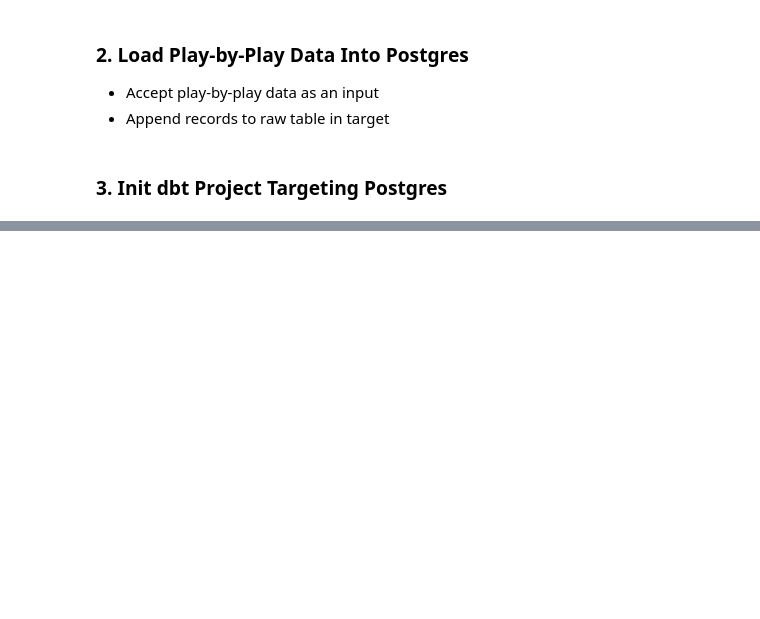
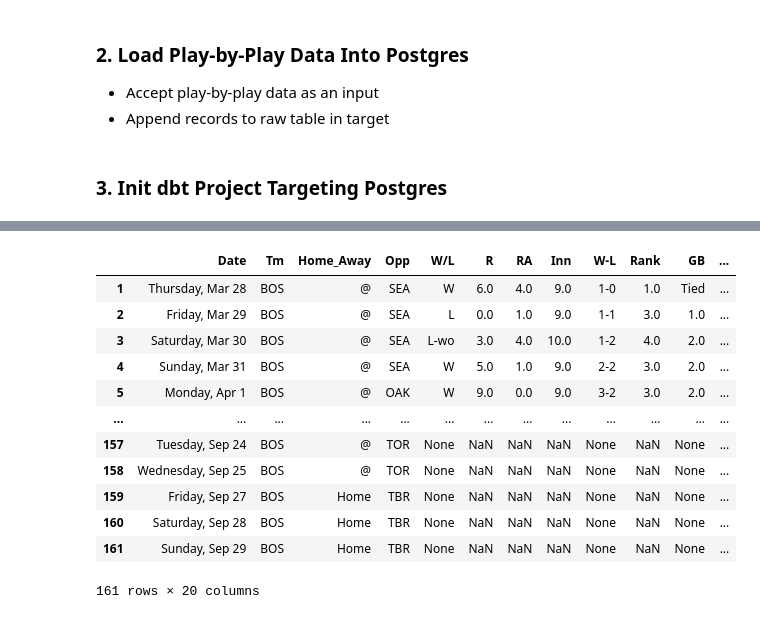
Before and after one commit to eclaflin/curves, a Jupyter notebook: notebooks/elt_project_nb.ipynb, the cells around one changed output, grey strips where cells are left out. Saved outputs shown, nothing was run; the diff lists cells and outputs as text; code cells hidden in the pictures; blank space fills up the shorter version.

```diff
--- a/notebooks/elt_project_nb.ipynb
+++ b/notebooks/elt_project_nb.ipynb
@@ -105,3 +145,8 @@ Create pydantic class to represent the dataframe
 - Append records to raw table in target
 # %% [markdown]
 ### 3. Init dbt Project Targeting Postgres
+# %%
+from pybaseball import schedule_and_record
+
+# Game-by-game results from the Yankees' 1927 season
+data = schedule_and_record(2024, "BOS")
@@ -107,0 +161,16 @@ Create pydantic class to represent the dataframe
+# %%
+data
+# %% [output]
+|  | Date | Tm | Home_Away | Opp | W/L | R | RA | Inn | W-L | Rank | GB | ... |
+| 1 | Thursday, Mar 28 | BOS | @ | SEA | W | 6.0 | 4.0 | 9.0 | 1-0 | 1.0 | Tied | ... |
+| 2 | Friday, Mar 29 | BOS | @ | SEA | L | 0.0 | 1.0 | 9.0 | 1-1 | 3.0 | 1.0 | ... |
+| 3 | Saturday, Mar 30 | BOS | @ | SEA | L-wo | 3.0 | 4.0 | 10.0 | 1-2 | 4.0 | 2.0 | ... |
+| 4 | Sunday, Mar 31 | BOS | @ | SEA | W | 5.0 | 1.0 | 9.0 | 2-2 | 3.0 | 2.0 | ... |
+| 5 | Monday, Apr 1 | BOS | @ | OAK | W | 9.0 | 0.0 | 9.0 | 3-2 | 3.0 | 2.0 | ... |
+| ... | ... | ... | ... | ... | ... | ... | ... | ... | ... | ... | ... | ... |
+| 157 | Tuesday, Sep 24 | BOS | @ | TOR | None | NaN | NaN | NaN | None | NaN | None | ... |
+| 158 | Wednesday, Sep 25 | BOS | @ | TOR | None | NaN | NaN | NaN | None | NaN | None | ... |
+| 159 | Friday, Sep 27 | BOS | Home | TBR | None | NaN | NaN | NaN | None | NaN | None | ... |
+| 160 | Saturday, Sep 28 | BOS | Home | TBR | None | NaN | NaN | NaN | None | NaN | None | ... |
+| 161 | Sunday, Sep 29 | BOS | Home | TBR | None | NaN | NaN | NaN | None | NaN | None | ... |
+161 rows × 20 columns
```
Also changed, not shown: parts of 7 cells of this notebook.
